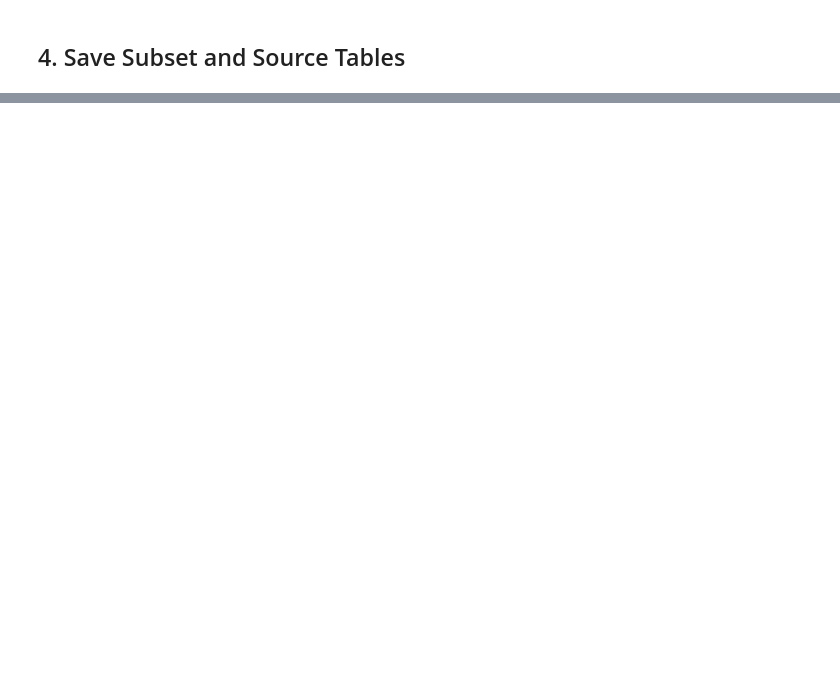
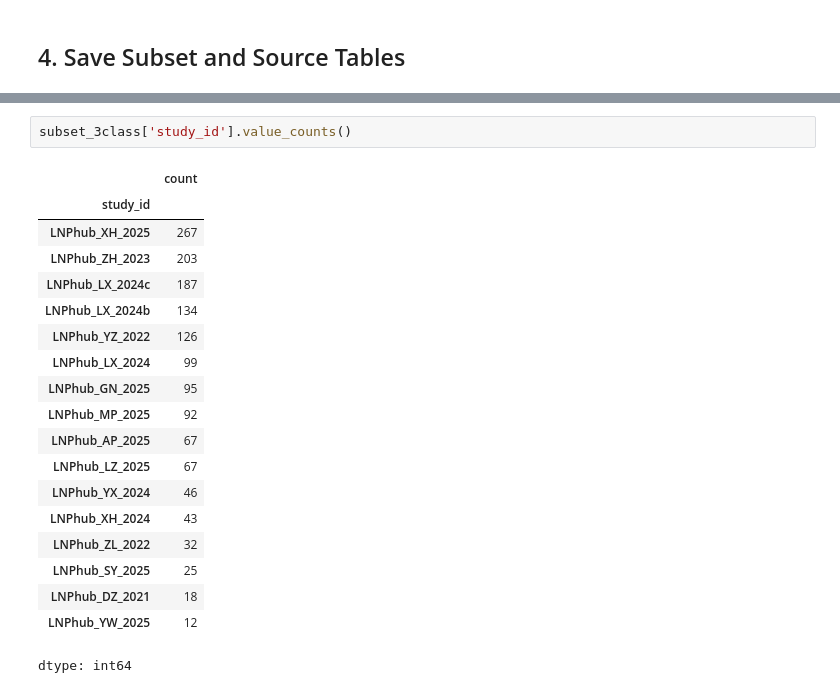
Before and after one commit to Maburidi/lnphub-submission, a Jupyter notebook: notebooks/mulit_modal_lasttrail.ipynb, the cells around one changed output, grey strips where cells are left out. Saved outputs shown, nothing was run; the diff lists cells and outputs as text; blank space fills up the shorter version.

```diff
--- a/notebooks/mulit_modal_lasttrail.ipynb
+++ b/notebooks/mulit_modal_lasttrail.ipynb
@@ -1926,0 +892,22 @@ Top model per category, all-layer feature setting: SMILES + formulation + physic
+# %%
+subset_3class['study_id'].value_counts()
+# %% [output]
+|  | count |
+| study_id |  |
+| LNPhub_XH_2025 | 267 |
+| LNPhub_ZH_2023 | 203 |
+| LNPhub_LX_2024c | 187 |
+| LNPhub_LX_2024b | 134 |
+| LNPhub_YZ_2022 | 126 |
+| LNPhub_LX_2024 | 99 |
+| LNPhub_GN_2025 | 95 |
+| LNPhub_MP_2025 | 92 |
+| LNPhub_AP_2025 | 67 |
+| LNPhub_LZ_2025 | 67 |
+| LNPhub_YX_2024 | 46 |
+| LNPhub_XH_2024 | 43 |
+| LNPhub_ZL_2022 | 32 |
+| LNPhub_SY_2025 | 25 |
+| LNPhub_DZ_2021 | 18 |
+| LNPhub_YW_2025 | 12 |
+dtype: int64
```
Also changed, not shown: parts of 80 cells of this notebook, 8 other files.
